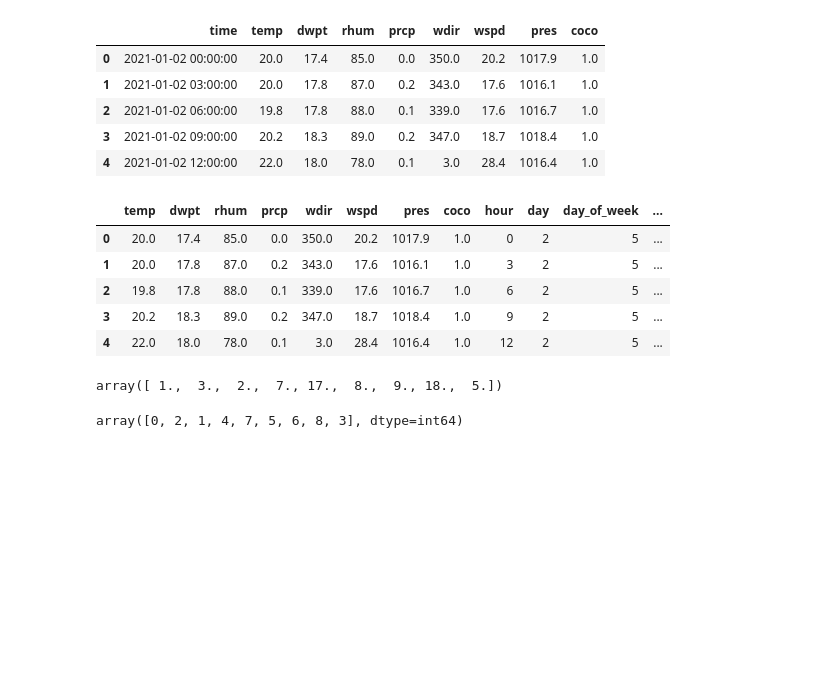
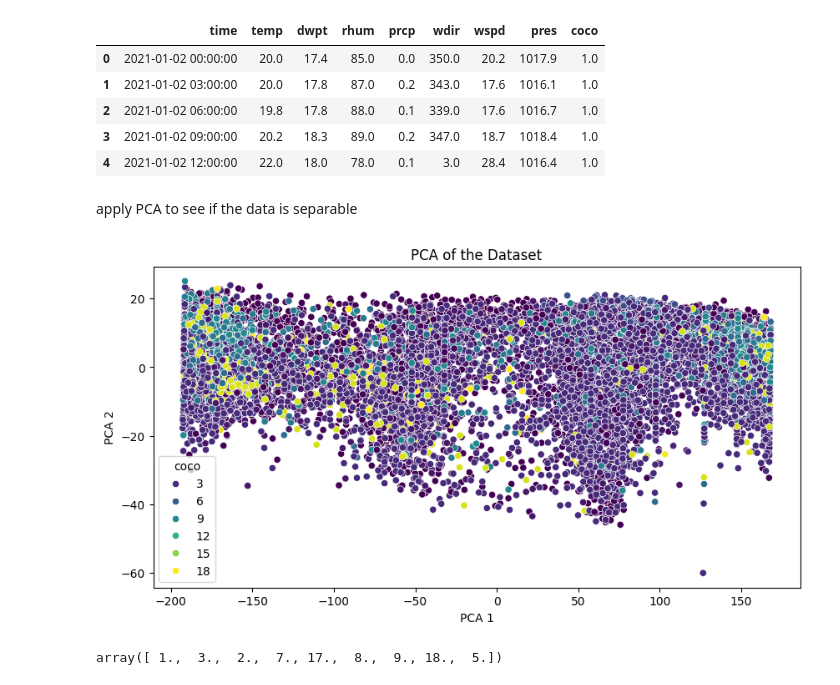
Before and after one commit to hieuxinloi/weather_forecast, a Jupyter notebook: notebooks/4_2_classification_model.ipynb, the cells around one changed output. Cells and saved outputs as stored; diff of their text form; code cells hidden in the pictures; blank space fills up the shorter version.

```diff
--- a/notebooks/4_2_classification_model.ipynb
+++ b/notebooks/4_2_classification_model.ipynb
@@ -14,9 +11,9 @@ import seaborn as sns
 # %% [markdown]
 ## Preprocessing Data
 # %%
-data = pd.read_csv("../data/processed/weatherQN_2021_2025_processed.csv", parse_dates=["time"])
+df = pd.read_csv("../data/processed/weatherQN_2021_2025_processed.csv", parse_dates=["time"])
 
-data.head()
+df.head()
 # %% [output]
 |  | time | temp | dwpt | rhum | prcp | wdir | wspd | pres | coco |
 | 0 | 2021-01-02 00:00:00 | 20.0 | 17.4 | 85.0 | 0.0 | 350.0 | 20.2 | 1017.9 | 1.0 |
@@ -25,25 +22,30 @@ data.head()
 | 3 | 2021-01-02 09:00:00 | 20.2 | 18.3 | 89.0 | 0.2 | 347.0 | 18.7 | 1018.4 | 1.0 |
 | 4 | 2021-01-02 12:00:00 | 22.0 | 18.0 | 78.0 | 0.1 | 3.0 | 28.4 | 1016.4 | 1.0 |
 # %%
-data['time'] = pd.to_datetime(data['time'])
-data['hour'] = data['time'].dt.hour
-data['day'] = data['time'].dt.day
-data["day_of_week"] = data['time'].dt.dayofweek
-data['month'] = data['time'].dt.month
-data['year'] = data['time'].dt.year
-data.drop(columns='time', inplace=True)
+df['time'] = pd.to_datetime(df['time'])
+df['hour'] = df['time'].dt.hour
+df['day'] = df['time'].dt.day
+df["day_of_week"] = df['time'].dt.dayofweek
+df['month'] = df['time'].dt.month
+df['year'] = df['time'].dt.year
+df.drop(columns='time', inplace=True)
-# %%
-data.head()
-# %% [output]
-|  | temp | dwpt | rhum | prcp | wdir | wspd | pres | coco | hour | day | day_of_week | ... |
-| 0 | 20.0 | 17.4 | 85.0 | 0.0 | 350.0 | 20.2 | 1017.9 | 1.0 | 0 | 2 | 5 | ... |
-| 1 | 20.0 | 17.8 | 87.0 | 0.2 | 343.0 | 17.6 | 1016.1 | 1.0 | 3 | 2 | 5 | ... |
-| 2 | 19.8 | 17.8 | 88.0 | 0.1 | 339.0 | 17.6 | 1016.7 | 1.0 | 6 | 2 | 5 | ... |
-| 3 | 20.2 | 18.3 | 89.0 | 0.2 | 347.0 | 18.7 | 1018.4 | 1.0 | 9 | 2 | 5 | ... |
-| 4 | 22.0 | 18.0 | 78.0 | 0.1 | 3.0 | 28.4 | 1016.4 | 1.0 | 12 | 2 | 5 | ... |
 # %%
-X = data.drop(columns=['coco'])
-y = data['coco']
+X = df.drop(columns=['coco'], axis = 1)
+y = df['coco']
+# %% [markdown]
+apply PCA to see if the data is separable
+# %%
+pca = PCA(n_components = 2)
+X_pca = pca.fit_transform(X)
+
+plt.figure(figsize=(10, 5))
+sns.scatterplot(x = X_pca[:, 0], y = X_pca[:, 1], hue = y, palette='viridis')
+plt.title('PCA of the Dataset')
+plt.xlabel('PCA 1')
+plt.ylabel('PCA 2')
+plt.show()
+# %% [output]
+[figure, added]
 # %%
 y.unique()
 # %% [output]
@@ -55,4 +52,0 @@ y = y.map(label_mapping)
-# %%
-y.unique()
-# %% [output]
-array([0, 2, 1, 4, 7, 5, 6, 8, 3], dtype=int64)
```
Also changed, not shown: parts of 45 cells of this notebook.
